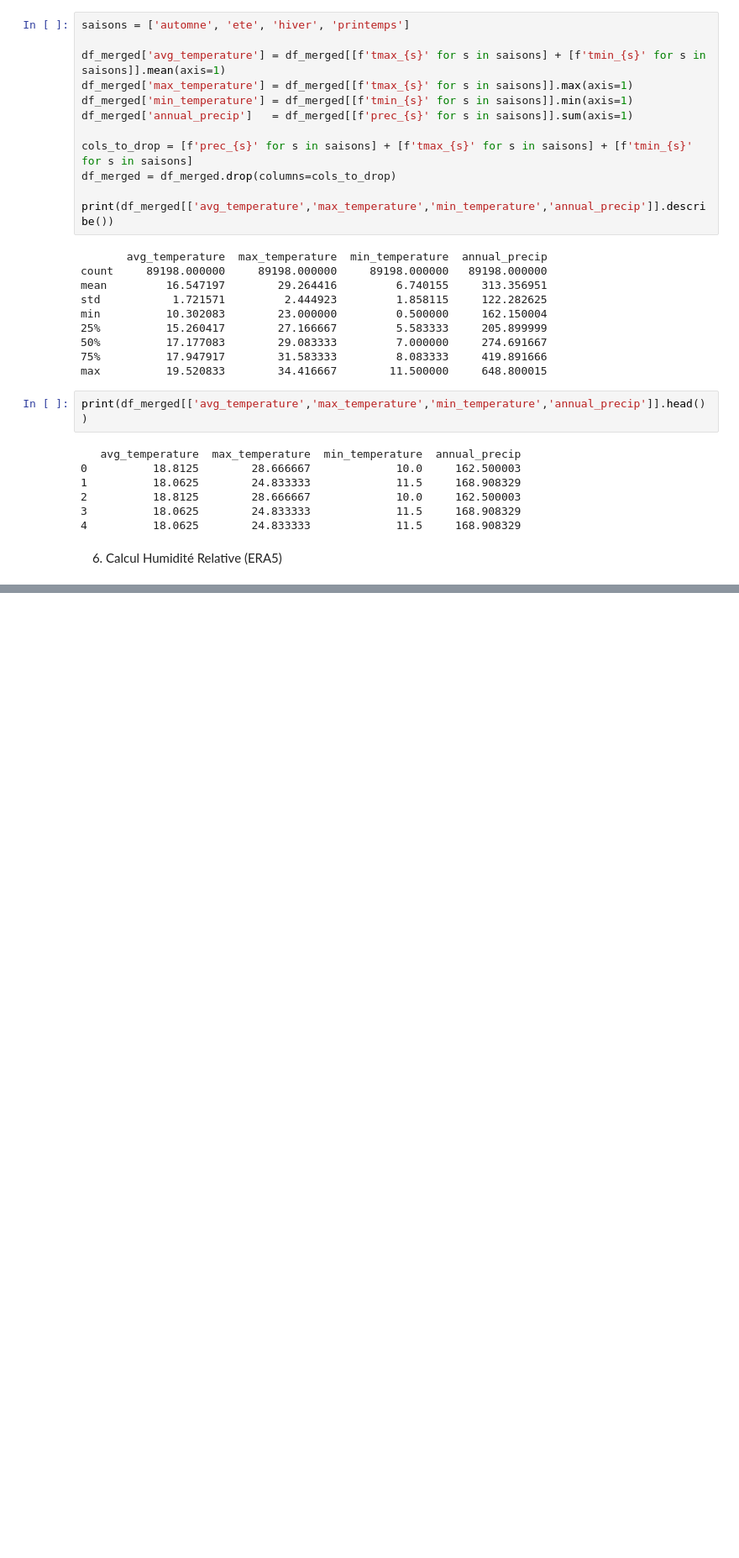
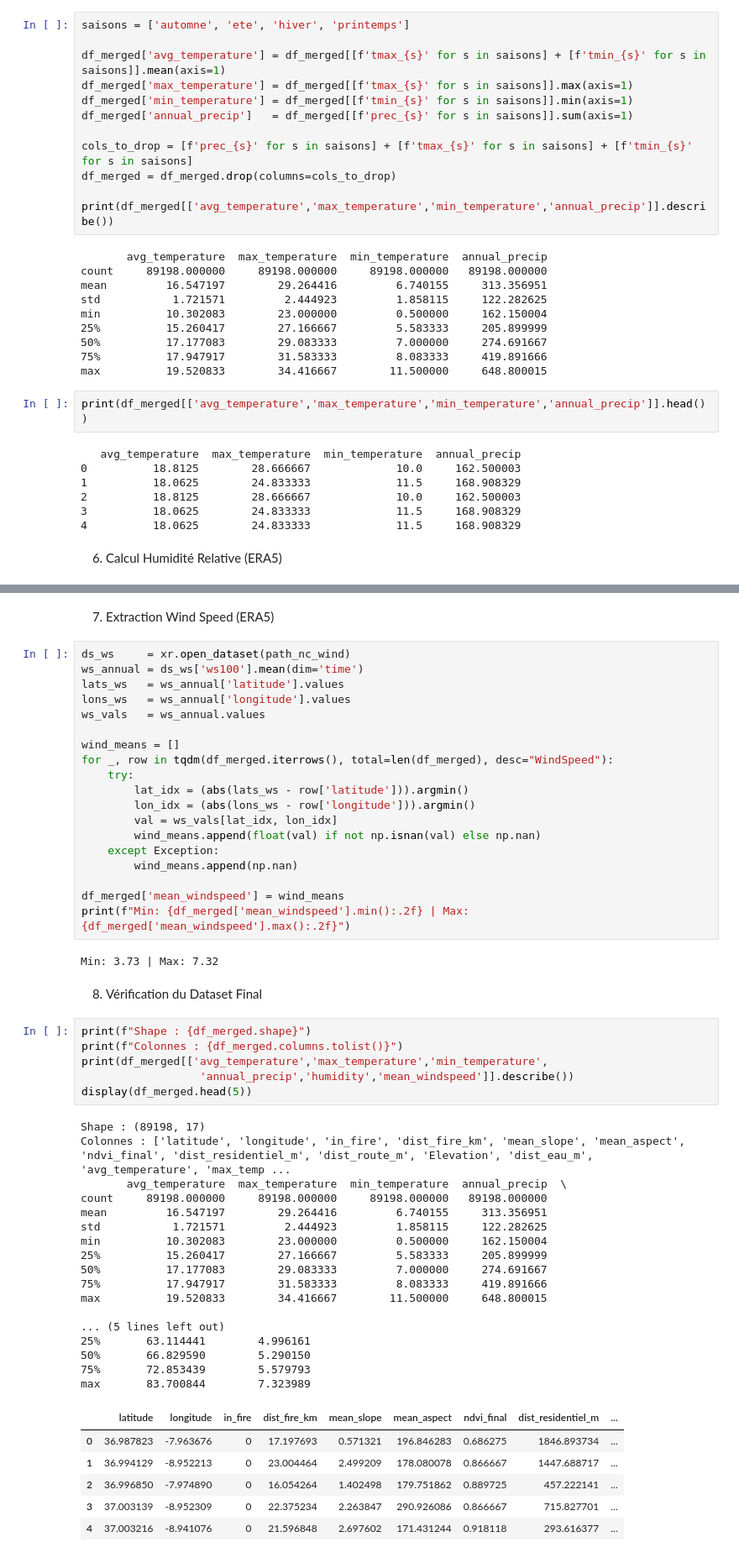
Before and after one commit to AbdelkarimElm/data-driven-wildfire-prediction-portugal, a Jupyter notebook: Reimplementation_Methods_Papers/CodeBouzeraa/Processing_Constiution_DataSetAlg.ipynb, the cells around one changed output, grey strips where cells are left out. Shown at 84% size. Saved outputs shown, nothing was run; the diff lists cells and outputs as text; blank space fills up the shorter version.

Commit message:
Export Algeria paper dataset

```diff
--- a/Reimplementation_Methods_Papers/CodeBouzeraa/Processing_Constiution_DataSetAlg.ipynb
+++ b/Reimplementation_Methods_Papers/CodeBouzeraa/Processing_Constiution_DataSetAlg.ipynb
@@ -117,0 +147,55 @@ print(df_merged[['avg_temperature','max_temperature','min_temperature','annual_p
+# %% [markdown]
+7. Extraction Wind Speed (ERA5)
+# %%
+ds_ws     = xr.open_dataset(path_nc_wind)
+ws_annual = ds_ws['ws100'].mean(dim='time')
+lats_ws   = ws_annual['latitude'].values
+lons_ws   = ws_annual['longitude'].values
+ws_vals   = ws_annual.values
+
+wind_means = []
+for _, row in tqdm(df_merged.iterrows(), total=len(df_merged), desc="WindSpeed"):
+    try:
+        lat_idx = (abs(lats_ws - row['latitude'])).argmin()
+        lon_idx = (abs(lons_ws - row['longitude'])).argmin()
+        val = ws_vals[lat_idx, lon_idx]
+        wind_means.append(float(val) if not np.isnan(val) else np.nan)
+    except Exception:
+        wind_means.append(np.nan)
+
+df_merged['mean_windspeed'] = wind_means
+print(f"Min: {df_merged['mean_windspeed'].min():.2f} | Max: {df_merged['mean_windspeed'].max():.2f}")
+# %% [output]
+Min: 3.73 | Max: 7.32
+# %% [markdown]
+8. Vérification du Dataset Final
+# %%
+print(f"Shape : {df_merged.shape}")
+print(f"Colonnes : {df_merged.columns.tolist()}")
+print(df_merged[['avg_temperature','max_temperature','min_temperature',
+                  'annual_precip','humidity','mean_windspeed']].describe())
+display(df_merged.head(5))
+# %% [output]
+Shape : (89198, 17)
+Colonnes : ['latitude', 'longitude', 'in_fire', 'dist_fire_km', 'mean_slope', 'mean_aspect', 'ndvi_final', 'dist_residentiel_m', 'dist_route_m', 'Elevation', 'dist_eau_m', 'avg_temperature', 'max_temp ...
+       avg_temperature  max_temperature  min_temperature  annual_precip  \
+count     89198.000000     89198.000000     89198.000000   89198.000000
+mean         16.547197        29.264416         6.740155     313.356951
+std           1.721571         2.444923         1.858115     122.282625
+min          10.302083        23.000000         0.500000     162.150004
+25%          15.260417        27.166667         5.583333     205.899999
+50%          17.177083        29.083333         7.000000     274.691667
+75%          17.947917        31.583333         8.083333     419.891666
+max          19.520833        34.416667        11.500000     648.800015
+
+... (5 lines left out)
+25%       63.114441        4.996161
+50%       66.829590        5.290150
+75%       72.853439        5.579793
+max       83.700844        7.323989
+|  | latitude | longitude | in_fire | dist_fire_km | mean_slope | mean_aspect | ndvi_final | dist_residentiel_m | ... |
+| 0 | 36.987823 | -7.963676 | 0 | 17.197693 | 0.571321 | 196.846283 | 0.686275 | 1846.893734 | ... |
+| 1 | 36.994129 | -8.952213 | 0 | 23.004464 | 2.499209 | 178.080078 | 0.866667 | 1447.688717 | ... |
+| 2 | 36.996850 | -7.974890 | 0 | 16.054264 | 1.402498 | 179.751862 | 0.889725 | 457.222141 | ... |
+| 3 | 37.003139 | -8.952309 | 0 | 22.375234 | 2.263847 | 290.926086 | 0.866667 | 715.827701 | ... |
+| 4 | 37.003216 | -8.941076 | 0 | 21.596848 | 2.697602 | 171.431244 | 0.918118 | 293.616377 | ... |
```
Also changed, not shown: parts of 3 cells of this notebook.
